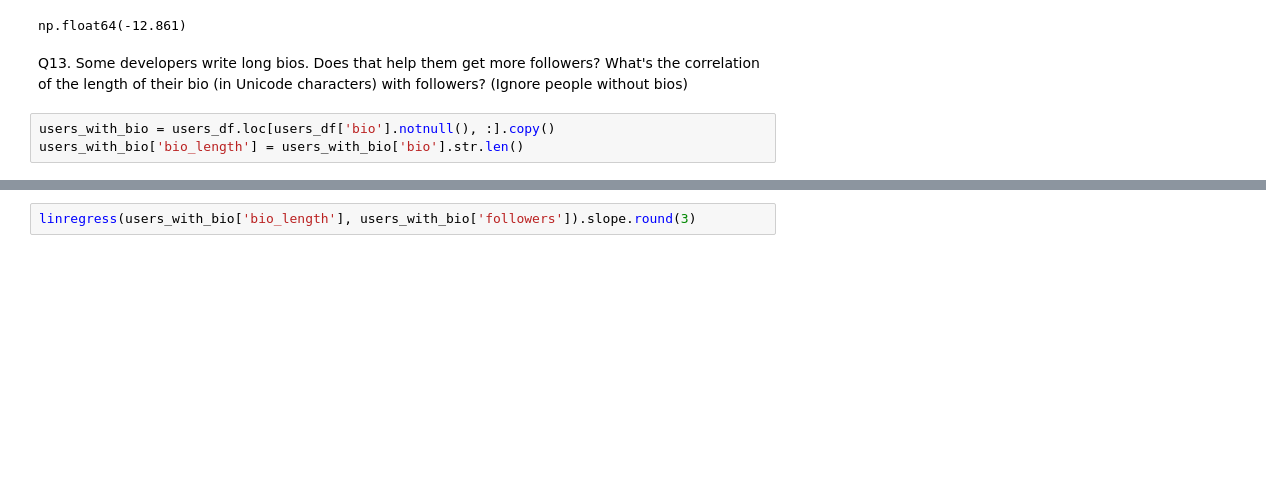
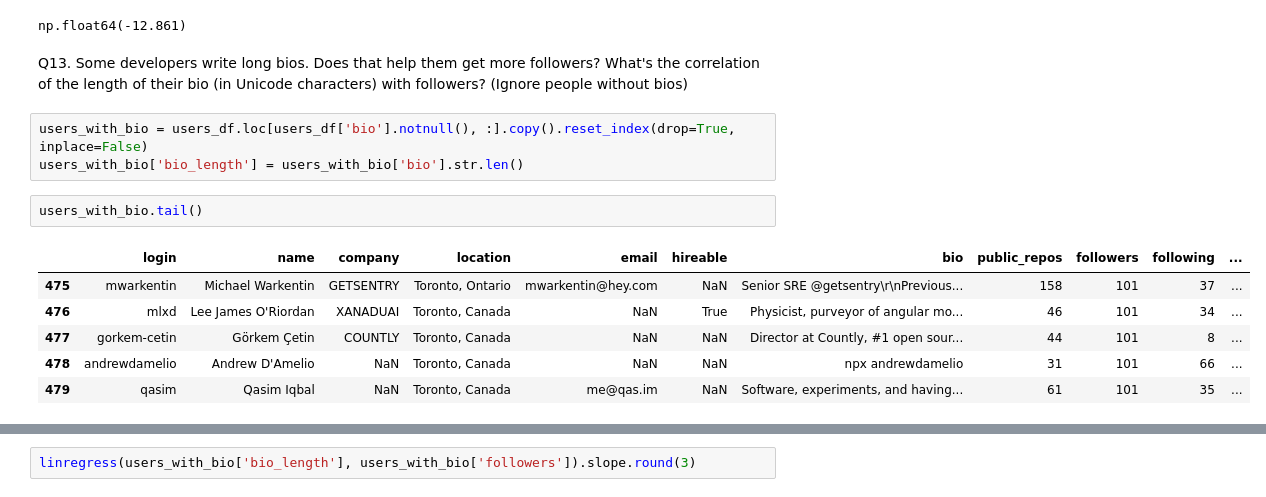
Before and after one commit to 22f3001905/tds-project-1-github-users-repos, a Jupyter notebook: notebook.ipynb, the cells around one changed output, grey strips where cells are left out. Saved outputs shown, nothing was run; the diff lists cells and outputs as text; blank space fills up the shorter version.

```diff
--- a/notebook.ipynb
+++ b/notebook.ipynb
@@ -615,5 +620,14 @@ np.float64(-12.861)
 # %% [markdown]
 Q13. Some developers write long bios. Does that help them get more followers? What's the correlation of the length of their bio (in Unicode characters) with followers? (Ignore people without bios)
 # %%
-users_with_bio = users_df.loc[users_df['bio'].notnull(), :].copy()
+users_with_bio = users_df.loc[users_df['bio'].notnull(), :].copy().reset_index(drop=True, inplace=False)
 users_with_bio['bio_length'] = users_with_bio['bio'].str.len()
+# %%
+users_with_bio.tail()
+# %% [output]
+|  | login | name | company | location | email | hireable | bio | public_repos | followers | following | ... |
+| 475 | mwarkentin | Michael Warkentin | GETSENTRY | Toronto, Ontario | mwarkentin@hey.com | NaN | Senior SRE @getsentry\r\nPrevious... | 158 | 101 | 37 | ... |
+| 476 | mlxd | Lee James O'Riordan | XANADUAI | Toronto, Canada | NaN | True | Physicist, purveyor of angular mo... | 46 | 101 | 34 | ... |
+| 477 | gorkem-cetin | Görkem Çetin | COUNTLY | Toronto, Canada | NaN | NaN | Director at Countly, #1 open sour... | 44 | 101 | 8 | ... |
+| 478 | andrewdamelio | Andrew D'Amelio | NaN | Toronto, Canada | NaN | NaN | npx andrewdamelio | 31 | 101 | 66 | ... |
+| 479 | qasim | Qasim Iqbal | NaN | Toronto, Canada | me@qas.im | NaN | Software, experiments, and having... | 61 | 101 | 35 | ... |
```
Also changed, not shown: parts of 8 cells of this notebook, 1 other file.
